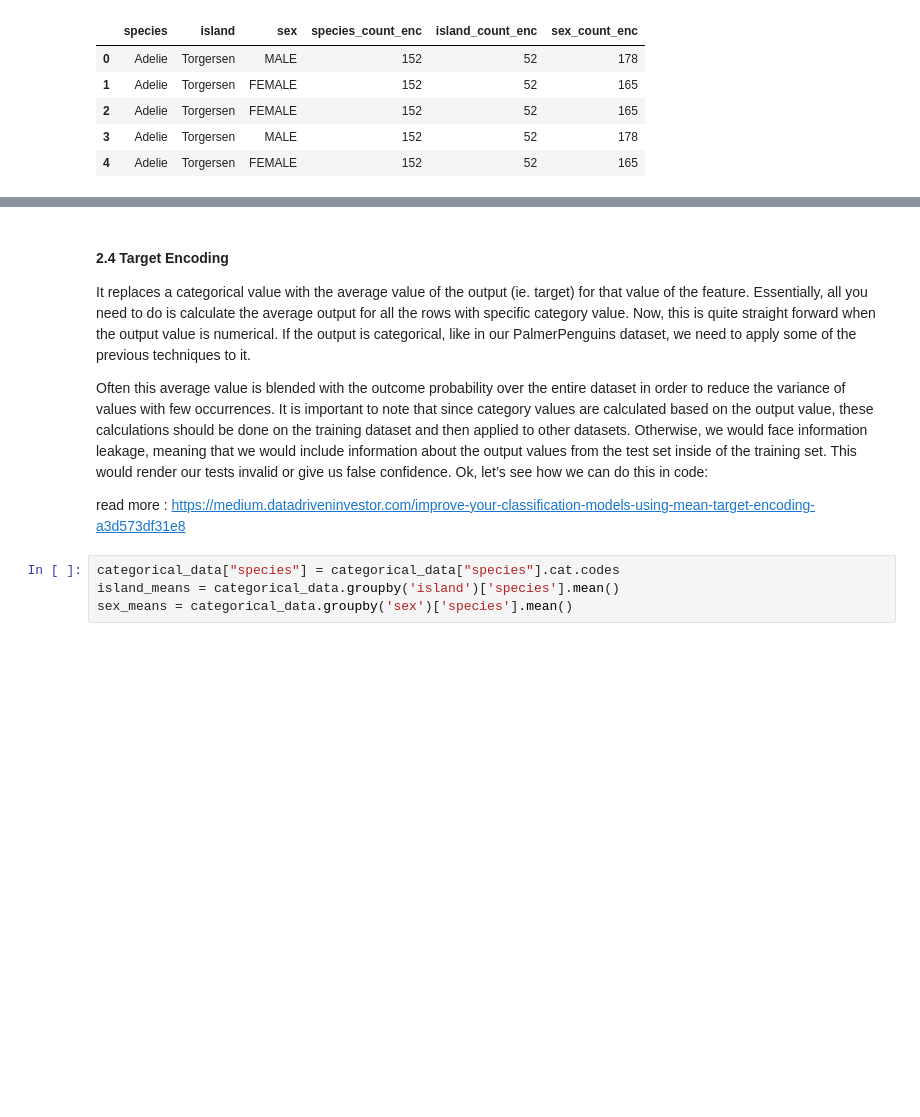
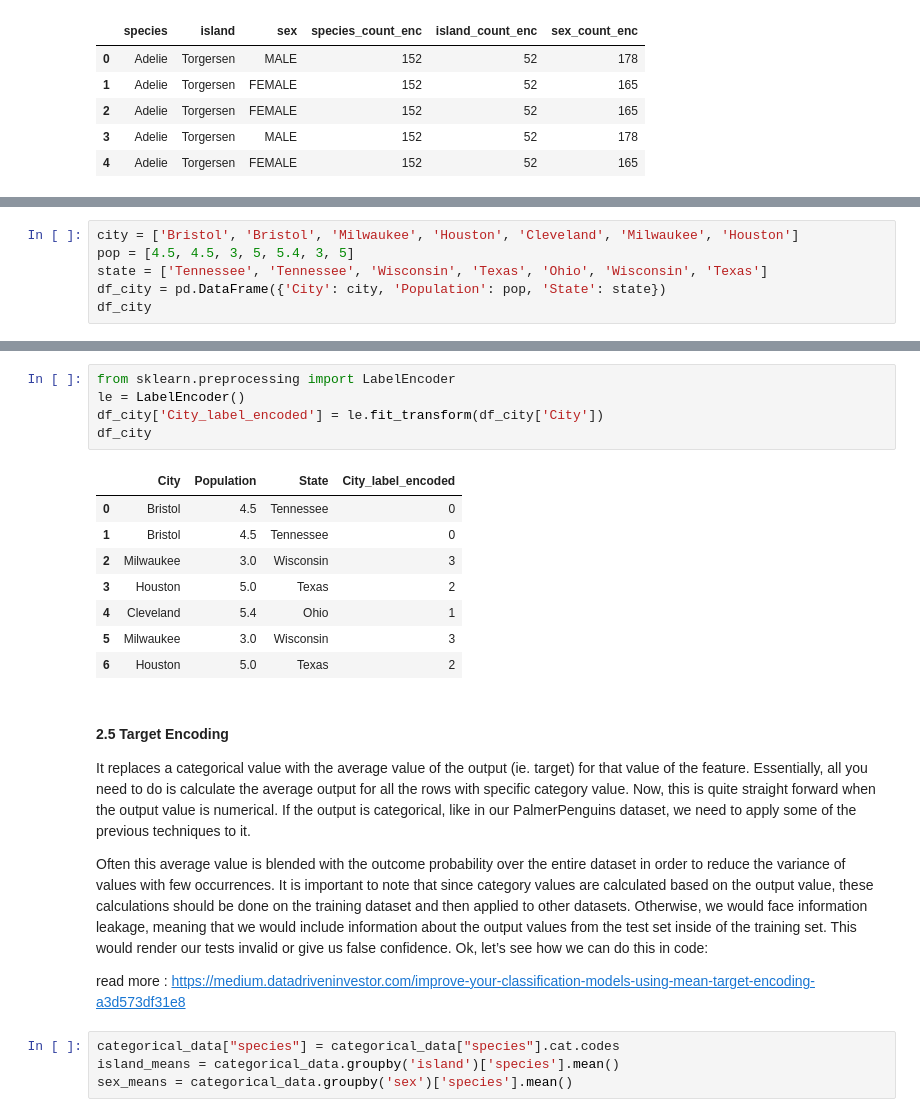
Before and after one commit to OSMAN1144/NOTES, a Jupyter notebook: 20 Data Preprocessing and Feature Engineering/Data preprocessing and Feature Engineering Class.ipynb, the cells around one changed output, grey strips where cells are left out. Drawn from its saved outputs; the diff is of its cells as text; blank space fills up the shorter version.

Commit message:
Data preprocessing

```diff
--- a/20 Data Preprocessing and Feature Engineering/Data preprocessing and Feature Engineering Class.ipynb
+++ b/20 Data Preprocessing and Feature Engineering/Data preprocessing and Feature Engineering Class.ipynb
@@ -315,0 +319,6 @@ categorical_data.head()
+# %%
+city = ['Bristol', 'Bristol', 'Milwaukee', 'Houston', 'Cleveland', 'Milwaukee', 'Houston']
+pop = [4.5, 4.5, 3, 5, 5.4, 3, 5]
+state = ['Tennessee', 'Tennessee', 'Wisconsin', 'Texas', 'Ohio', 'Wisconsin', 'Texas']
+df_city = pd.DataFrame({'City': city, 'Population': pop, 'State': state})
+df_city
@@ -316,5 +334,19 @@ categorical_data.head()
+# %%
+from sklearn.preprocessing import LabelEncoder
+le = LabelEncoder()
+df_city['City_label_encoded'] = le.fit_transform(df_city['City'])
+df_city
+# %% [output]
+|  | City | Population | State | City_label_encoded |
+| 0 | Bristol | 4.5 | Tennessee | 0 |
+| 1 | Bristol | 4.5 | Tennessee | 0 |
+| 2 | Milwaukee | 3.0 | Wisconsin | 3 |
+| 3 | Houston | 5.0 | Texas | 2 |
+| 4 | Cleveland | 5.4 | Ohio | 1 |
+| 5 | Milwaukee | 3.0 | Wisconsin | 3 |
+| 6 | Houston | 5.0 | Texas | 2 |
 # %% [markdown]
-#### 2.4 Target Encoding
+#### 2.5 Target Encoding
 It replaces a categorical value with the average value of the output (ie. target) for that value of the feature. Essentially, all you need to do is calculate the average output for all the rows with specific category value. Now, this is quite straight forward when the output value is numerical. If the output is categorical, like in our PalmerPenguins dataset, we need to apply some of the previous techniques to it.
 
 Often this average value is blended with the outcome probability over the entire dataset in order to reduce the variance of values with few occurrences. It is important to note that since category values are calculated based on the output value, these calculations should be done on the training dataset and then applied to other datasets. Otherwise, we would face information leakage, meaning that we would include information about the output values from the test set inside of the training set. This would render our tests invalid or give us false confidence. Ok, let’s see how we can do this in code:
```
Also changed, not shown: parts of 4 cells of this notebook.
